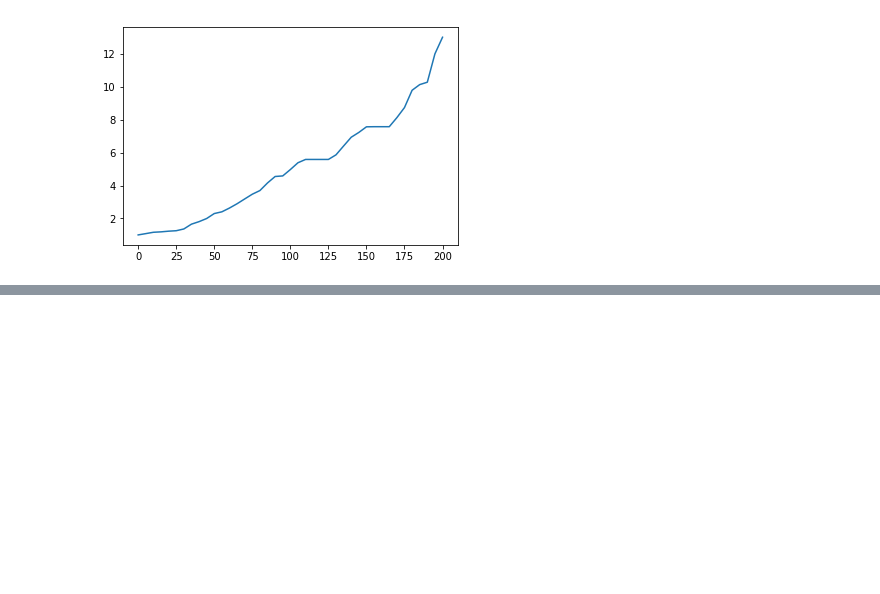
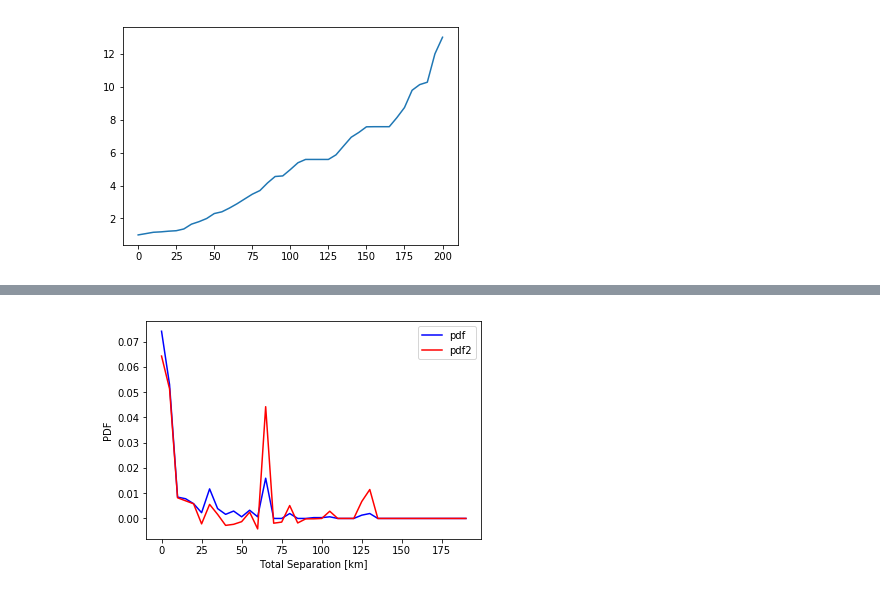
Before and after one commit to mshumko/ac6_microburst_scale_sizes, a Jupyter notebook: stats/microburst_CDF.ipynb, the cells around one changed output, grey strips where cells are left out. Drawn from its saved outputs; the diff is of its cells as text; code cells hidden in the pictures; blank space fills up the shorter version.

```diff
--- a/stats/microburst_CDF.ipynb
+++ b/stats/microburst_CDF.ipynb
@@ -185,0 +194,8 @@ Need to check the detections above 100 km.
+# %%
+pdf2 = np.convolve([-1, 1], cdf2, mode='valid')/(E.index[1]-E.index[0])
+plt.plot(bins[:-1], pdf, 'b', label='pdf')
+plt.plot(bins[:-1], pdf2, 'r', label='pdf2')
+plt.xlabel('Total Separation [km]'); plt.ylabel('PDF');
+plt.legend();
+# %% [output]
+[figure, added]
```
Also changed, not shown: parts of 15 cells of this notebook.
